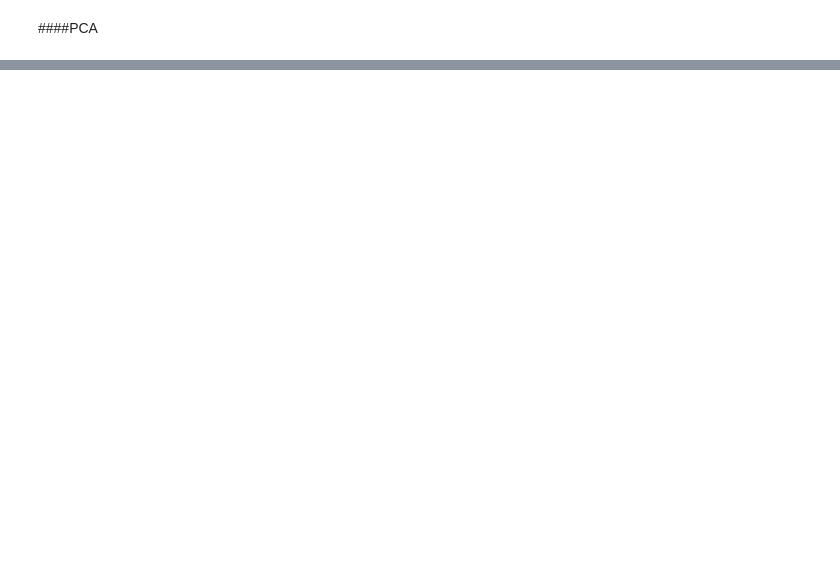
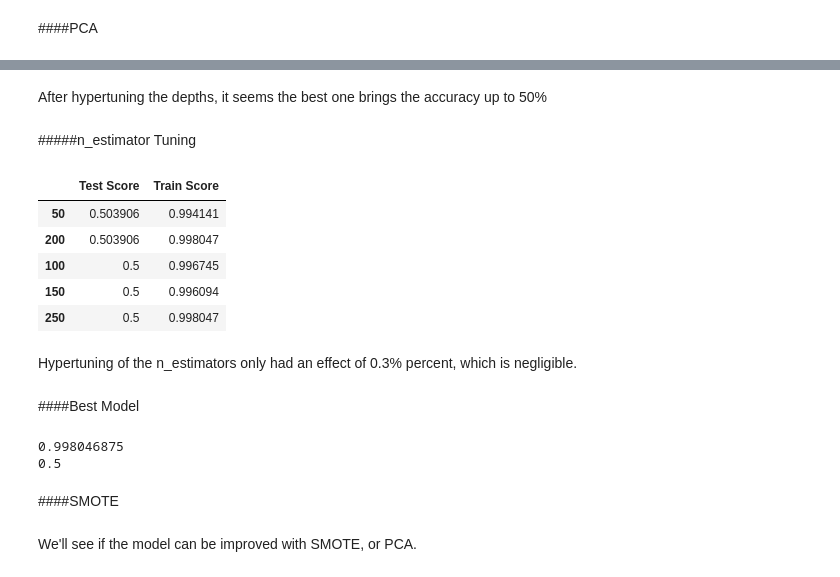
Before and after one commit to Josh-XS/Wine-Rating, a Jupyter notebook: Wine_Rating.ipynb, the cells around one changed output, grey strips where cells are left out. Cells and saved outputs as stored; diff of their text form; code cells hidden in the pictures; blank space fills up the shorter version.

```diff
--- a/Wine_Rating.ipynb
+++ b/Wine_Rating.ipynb
@@ -530,0 +536,44 @@ The PCA seems to make the model worse. I can imagine that the features will need
+# %% [markdown]
+After hypertuning the depths, it seems the best one brings the accuracy up to 50%
+# %% [markdown]
+#####n_estimator Tuning
+# %%
+#create a loop to find the best n_estimators number
+n_ests = [50, 100, 150, 200, 250]
+scores = pd.DataFrame(index=n_ests, columns=['Test Score', 'Train Score'])
+for n in n_ests:
+   rf = RandomForestClassifier(random_state = 42,max_depth=38, n_estimators=n, class_weight='balanced')
+   rf_pipe = make_pipeline(preprocessor, rf)
+   rf_pipe.fit(X_train, y_train)
+   scores.loc[n, 'Train Score'] = rf_pipe.score(X_train, y_train)
+   scores.loc[n, 'Test Score'] = rf_pipe.score(X_test, y_test)
+scores.head()
+#sort scores
+sorted_scores = scores.sort_values(by='Test Score', ascending=False)
+sorted_scores.head()
+# %% [output]
+|  | Test Score | Train Score |
+| 50 | 0.503906 | 0.994141 |
+| 200 | 0.503906 | 0.998047 |
+| 100 | 0.5 | 0.996745 |
+| 150 | 0.5 | 0.996094 |
+| 250 | 0.5 | 0.998047 |
+# %% [markdown]
+Hypertuning of the n_estimators only had an effect of 0.3% percent, which is negligible.
+# %% [markdown]
+####Best Model
+# %%
+best_rf = RandomForestClassifier(random_state = 42,max_depth=38, n_estimators=50, class_weight='balanced')
+best_rf_pipe = make_pipeline(preprocessor, best_rf)
+rf_pipe.fit(X_train, y_train)
+best_score_train = rf_pipe.score(X_train, y_train)
+best_score_test = rf_pipe.score(X_test, y_test)
+print(best_score_train)
+print(best_score_test)
+# %% [output]
+0.998046875
+0.5
+# %% [markdown]
+####SMOTE
+# %% [markdown]
+We'll see if the model can be improved with SMOTE, or PCA.
```
Also changed, not shown: parts of 40 cells of this notebook.
